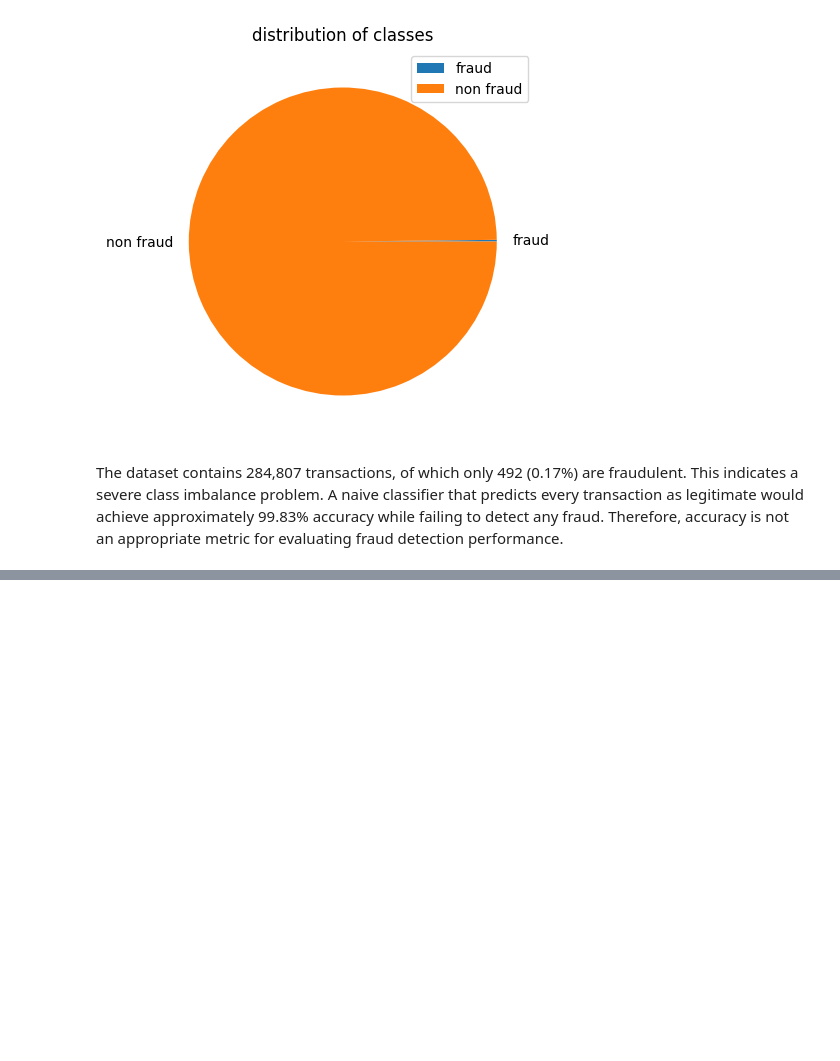
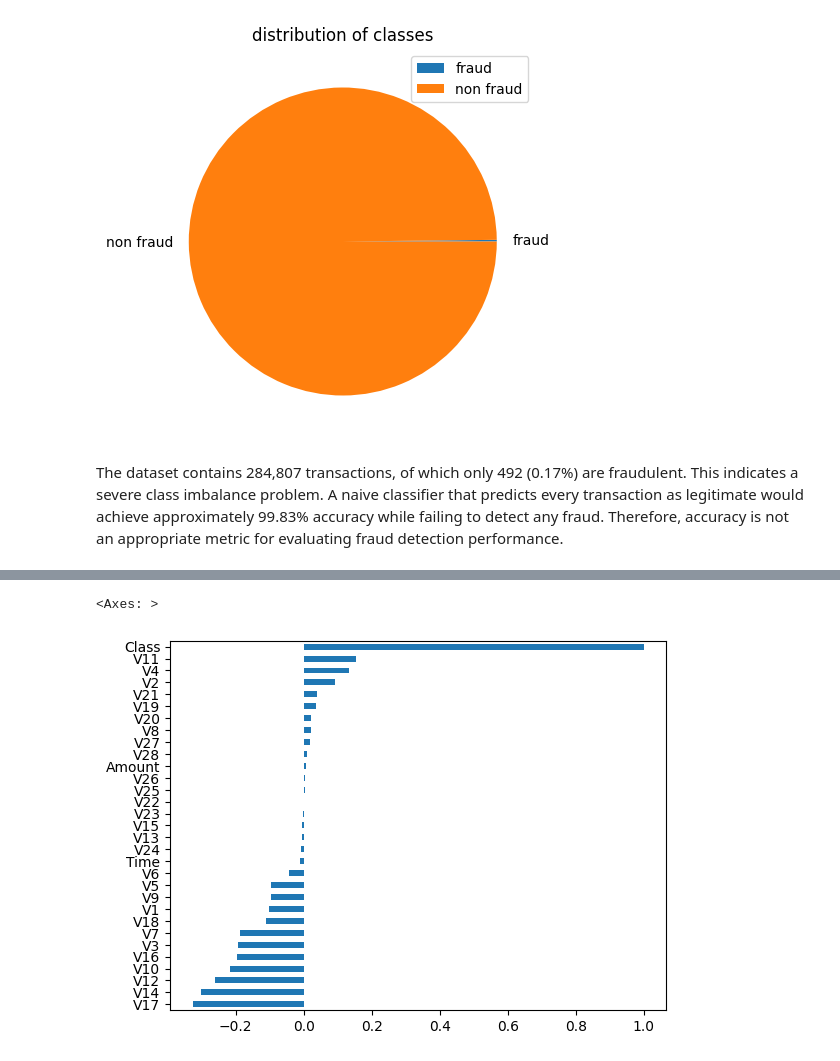
Before and after one commit to monasolgi/Credit-Card-Fraud-Detection, a Jupyter notebook: Fraud_detection.ipynb, the cells around one changed output, grey strips where cells are left out. Cells and saved outputs as stored; diff of their text form; code cells hidden in the pictures; blank space fills up the shorter version.

```diff
--- a/Fraud_detection.ipynb
+++ b/Fraud_detection.ipynb
@@ -76,0 +170,5 @@ Index(['Time', 'V1', 'V2', 'V3', 'V4', 'V5', 'V6', 'V7', 'V8', 'V9', 'V10',
+# %%
+corr=df.corr() #correlation between all features to each other
+               #returns a new dataframe
+corr['Class'].abs().sort_values(ascending=False)
+#we can see v17,v14,v12
@@ -76,0 +194,5 @@ Index(['Time', 'V1', 'V2', 'V3', 'V4', 'V5', 'V6', 'V7', 'V8', 'V9', 'V10',
+# %%
+corr["Class"].sort_values().plot(kind="barh")
+# %% [output]
+<Axes: >
+[figure, added]
```
Also changed, not shown: parts of 10 cells of this notebook.
